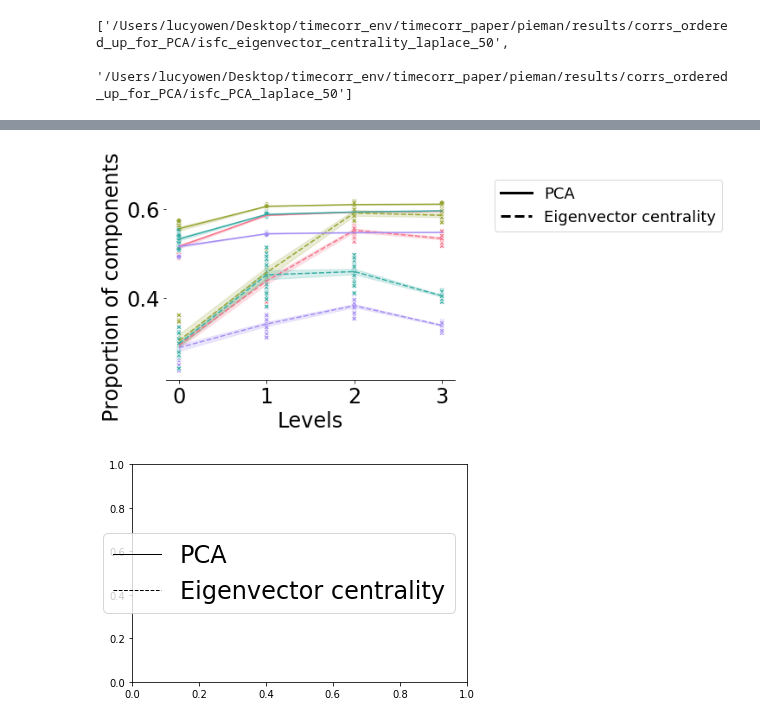
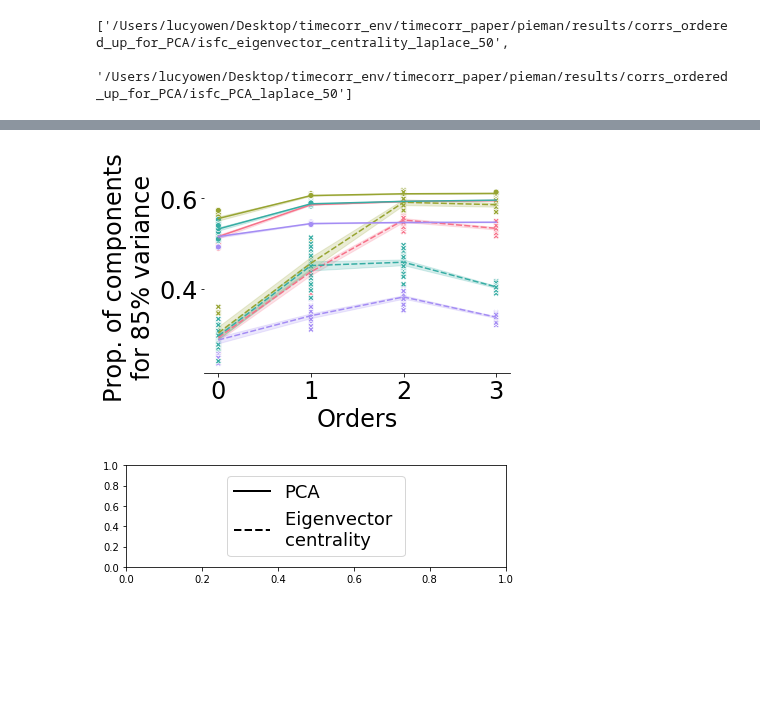
Before and after one commit to ContextLab/timecorr-paper, a Jupyter notebook: code/notebooks/pca_features.ipynb, the cells around one changed output, grey strips where cells are left out. Saved outputs shown, nothing was run; the diff lists cells and outputs as text; code cells hidden in the pictures; blank space fills up the shorter version.

Commit message:
updates to PCA figure

```diff
--- a/code/notebooks/pca_features.ipynb
+++ b/code/notebooks/pca_features.ipynb
@@ -188,24 +194,25 @@ thres_data['percent components'] = thres_data['components']/thres_data['total co
 # %%
 fig, ax = plt.subplots()
 ax = sns.scatterplot(x = 'level', y = 'percent components', hue='condition', style = 'reduction', palette=cmap,
                 hue_order=['intact', 'paragraph', 'word', 'rest'], data = thres_data)
 sns.lineplot(x = 'level', y = 'percent components', hue='condition', ax=ax, style = 'reduction', palette=cmap,
              hue_order=['intact', 'paragraph', 'word', 'rest'], data = thres_data)
 sns.despine(ax=ax, left=True)
 #ax.set_title('Cumulative varince explained')
-ax.set_ylabel('Proportion of components',fontsize=24)
-ax.set_xlabel('Levels',fontsize=24)
+ax.set_ylabel('Prop. of components\nfor 85% variance',fontsize=24)
+ax.set_xlabel('Orders',fontsize=24)
 ax.tick_params(axis='both', which='major', labelsize=24)
 ax.tick_params(axis='both', which='minor', labelsize=20)
-
-legend_elements = [Line2D([0], [0], color='black', linestyle = 'solid', lw=3, label='PCA'),
-                   Line2D([0], [0], linestyle = 'dashed', color='black', lw=3, label='Eigenvector centrality')]
-ax.legend(handles=legend_elements, loc='lower right', fontsize=18, bbox_to_anchor=(1.95, 0.75))
+ax.legend().set_visible(False)
+plt.tight_layout()
+#ax.set_ylim(0, .7)
+# legend_elements = [Line2D([0], [0], color='black', linestyle = 'solid', lw=2, label='PCA'),
+#                    Line2D([0], [0], linestyle = 'dashed', color='black', lw=2, label='Eigenvector centrality')]
+# ax.legend(handles=legend_elements, loc='lower right', fontsize=18, bbox_to_anchor=(1.95, 0.75))
 outfile = os.path.join(figdir, 'pca_700_nodes_across_levels.pdf')
 plt.savefig(outfile)
-#ax.legend().set_visible(False)
 # %% [output]
-[figure, old version]
+[figure, new version]
 # %%
 fig, ax = plt.subplots()
 ax = sns.scatterplot(x = 'level', y = 'components', hue='condition', style = 'reduction', palette=cmap,
@@ -223,14 +230,12 @@ ax.legend().set_visible(False)
 # %%
 from matplotlib.patches import Patch
 from matplotlib.lines import Line2D
-
-legend_elements = [Line2D([0], [0], color='black', linestyle = 'solid', lw=1, label='PCA'),
-                   Line2D([0], [0], linestyle = 'dashed', color='black', lw=1, label='Eigenvector centrality')]
-
-# Create the figure
-fig, ax = plt.subplots()
-ax.legend(handles=legend_elements, loc='center right', fontsize=24)
-
-plt.show()
+fig, ax = plt.subplots(figsize=(6,2))
+legend_elements = [Line2D([0], [0], color='black', linestyle = 'solid', lw=2, label='PCA'),
+                   Line2D([0], [0], linestyle = 'dashed', color='black', lw=2, label='Eigenvector \ncentrality')]
+ax.legend(handles=legend_elements, loc='center', fontsize=18)
+outfile = os.path.join(figdir, 'pca_700_nodes_legend.pdf')
+plt.tight_layout()
+plt.savefig(outfile)
 # %% [output]
-[figure, old version]
+[figure, new version]
```
Also changed, not shown: parts of 1 cell of this notebook, 13 other files.
